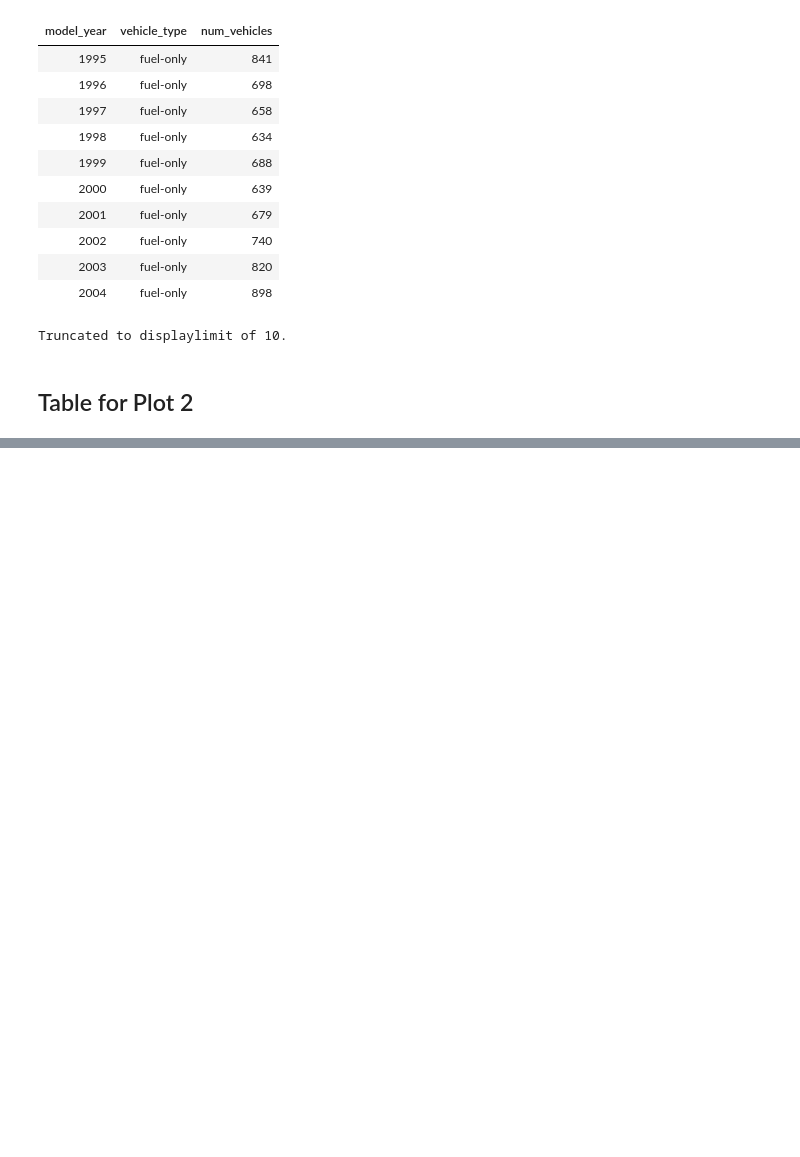
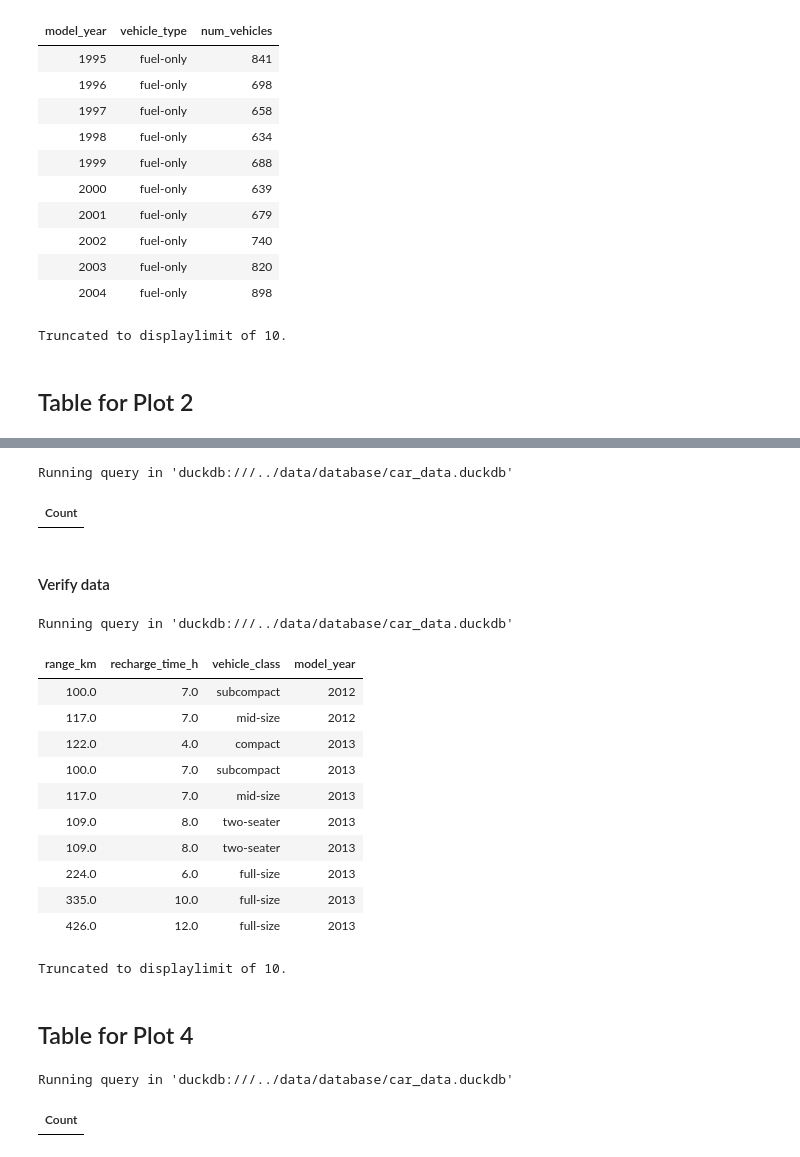
Before and after one commit to jhicks2306/vehicle-co2, a Jupyter notebook: pipeline/src/eda-pipeline.ipynb, the cells around one changed output, grey strips where cells are left out. Saved outputs shown, nothing was run; the diff lists cells and outputs as text; code cells hidden in the pictures; blank space fills up the shorter version.

```diff
--- a/pipeline/src/eda-pipeline.ipynb
+++ b/pipeline/src/eda-pipeline.ipynb
@@ -106,0 +120,38 @@ CREATE TABLE boxplot_fuel_consum AS
+# %%
+%%sql
+CREATE TABLE electric_range_charge AS
+    SELECT range_km, recharge_time_h, vehicle_class, model_year
+    FROM electric
+# %% [output]
+Running query in 'duckdb:///../data/database/car_data.duckdb'
+| Count |
+# %% [markdown]
+#### Verify data
+# %%
+%%sql
+SELECT * FROM  electric_range_charge
+# %% [output]
+Running query in 'duckdb:///../data/database/car_data.duckdb'
+| range_km | recharge_time_h | vehicle_class | model_year |
+| 100.0 | 7.0 | subcompact | 2012 |
+| 117.0 | 7.0 | mid-size | 2012 |
+| 122.0 | 4.0 | compact | 2013 |
+| 100.0 | 7.0 | subcompact | 2013 |
+| 117.0 | 7.0 | mid-size | 2013 |
+| 109.0 | 8.0 | two-seater | 2013 |
+| 109.0 | 8.0 | two-seater | 2013 |
+| 224.0 | 6.0 | full-size | 2013 |
+| 335.0 | 10.0 | full-size | 2013 |
+| 426.0 | 12.0 | full-size | 2013 |
+Truncated to displaylimit of 10.
+# %% [markdown]
+## Table for Plot 4
+# %%
+%%sql
+CREATE TABLE hist_co2 AS
+    SELECT vehicle_type, fuel_type, co2_emissions_g_km
+    FROM all_vehicles
+    WHERE co2_emissions_g_km IS NOT NULL;
+# %% [output]
+Running query in 'duckdb:///../data/database/car_data.duckdb'
+| Count |
```
Also changed, not shown: parts of 13 cells of this notebook, 1 other file.
